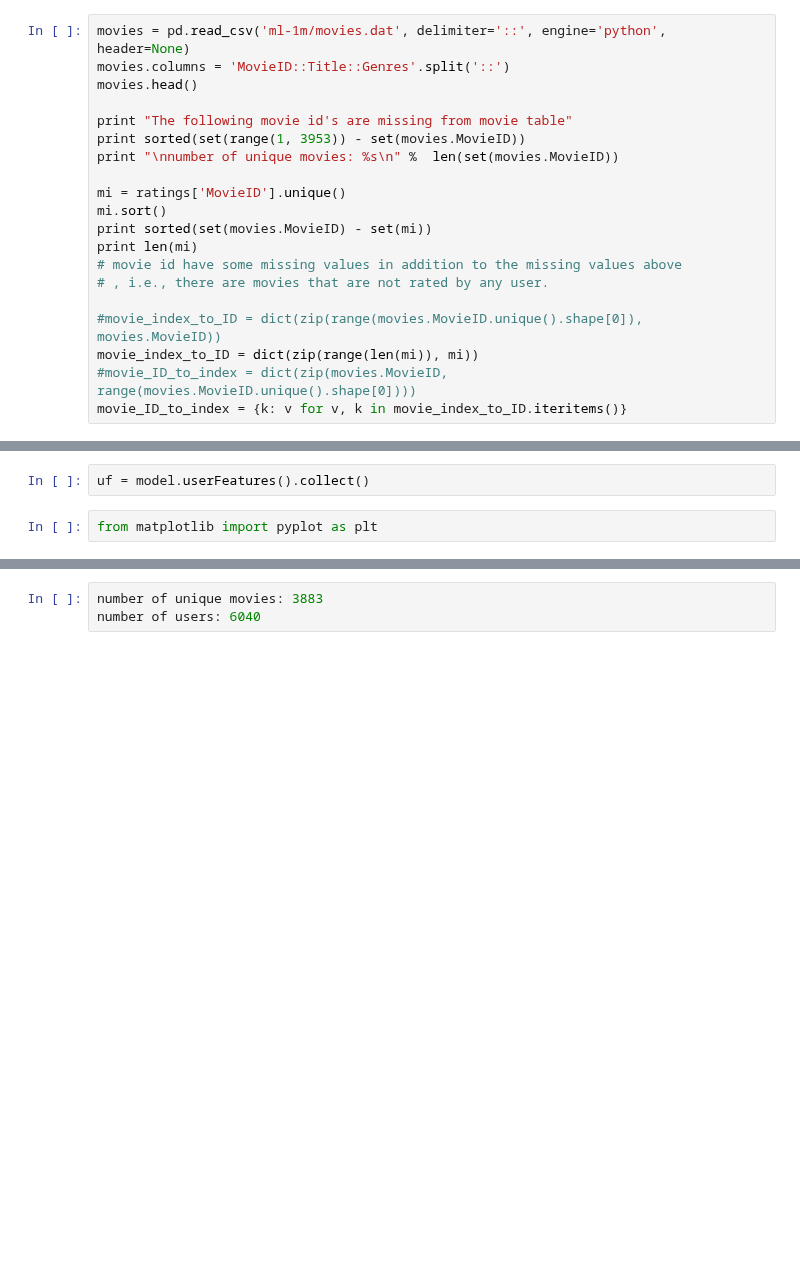
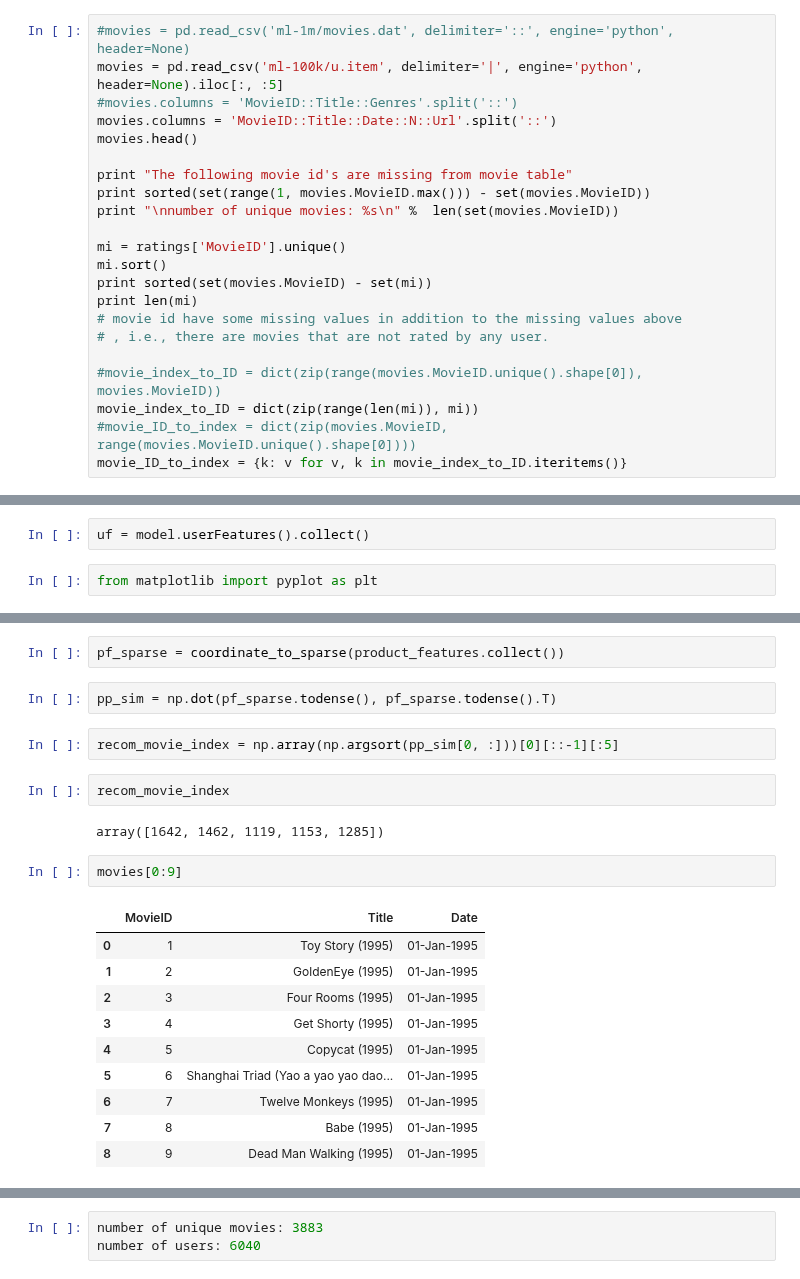
Before and after one commit to amirnasri/Data-Science, a Jupyter notebook: Recommender/ALS2.ipynb, the cells around one changed output, grey strips where cells are left out. Saved outputs shown, nothing was run; the diff lists cells and outputs as text; blank space fills up the shorter version.

```diff
--- a/Recommender/ALS2.ipynb
+++ b/Recommender/ALS2.ipynb
@@ -75,10 +84,12 @@ max(movies.MovieID)
 # %%
-movies = pd.read_csv('ml-1m/movies.dat', delimiter='::', engine='python', header=None)
-movies.columns = 'MovieID::Title::Genres'.split('::')
+#movies = pd.read_csv('ml-1m/movies.dat', delimiter='::', engine='python', header=None)
+movies = pd.read_csv('ml-100k/u.item', delimiter='|', engine='python', header=None).iloc[:, :5]
+#movies.columns = 'MovieID::Title::Genres'.split('::')
+movies.columns = 'MovieID::Title::Date::N::Url'.split('::')
 movies.head()
 
 print "The following movie id's are missing from movie table"
-print sorted(set(range(1, 3953)) - set(movies.MovieID))
+print sorted(set(range(1, movies.MovieID.max())) - set(movies.MovieID))
 print "\nnumber of unique movies: %s\n" %  len(set(movies.MovieID))
 
 mi = ratings['MovieID'].unique()
@@ -253,0 +301,23 @@ def coordinateMatrixMultiply(leftMatrix, rightMatrix)
+# %%
+pf_sparse = coordinate_to_sparse(product_features.collect())
+# %%
+pp_sim = np.dot(pf_sparse.todense(), pf_sparse.todense().T)
+# %%
+recom_movie_index = np.array(np.argsort(pp_sim[0, :]))[0][::-1][:5]
+# %%
+recom_movie_index
+# %% [output]
+array([1642, 1462, 1119, 1153, 1285])
+# %%
+movies[0:9]
+# %% [output]
+|  | MovieID | Title | Date |
+| 0 | 1 | Toy Story (1995) | 01-Jan-1995 |
+| 1 | 2 | GoldenEye (1995) | 01-Jan-1995 |
+| 2 | 3 | Four Rooms (1995) | 01-Jan-1995 |
+| 3 | 4 | Get Shorty (1995) | 01-Jan-1995 |
+| 4 | 5 | Copycat (1995) | 01-Jan-1995 |
+| 5 | 6 | Shanghai Triad (Yao a yao yao dao... | 01-Jan-1995 |
+| 6 | 7 | Twelve Monkeys (1995) | 01-Jan-1995 |
+| 7 | 8 | Babe (1995) | 01-Jan-1995 |
+| 8 | 9 | Dead Man Walking (1995) | 01-Jan-1995 |
```
Also changed, not shown: parts of 56 cells of this notebook, 1 other file.
